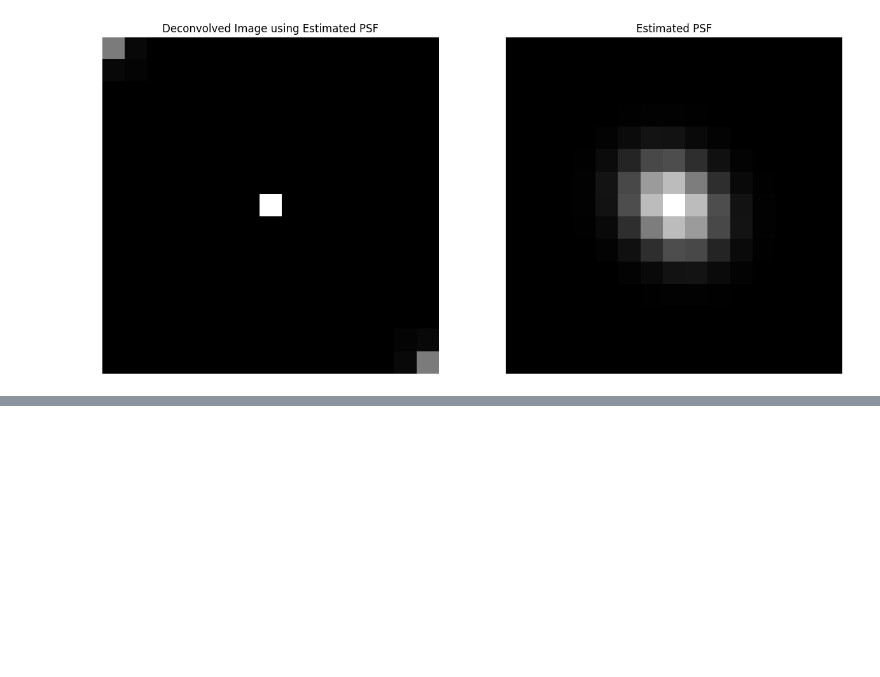
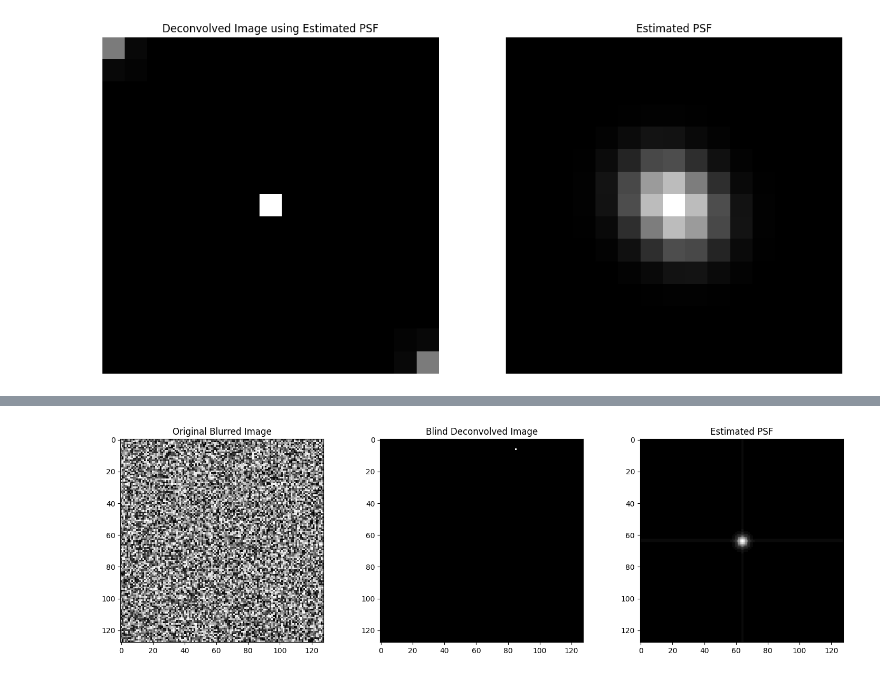
Before and after one commit to sri-chandrasekaran/final_project_ee123, a Jupyter notebook: processing.ipynb, the cells around one changed output, grey strips where cells are left out. Cells and saved outputs as stored; diff of their text form; code cells hidden in the pictures; blank space fills up the shorter version.

Commit message:
modified richardson_lucy with psf bank stuff

```diff
--- a/processing.ipynb
+++ b/processing.ipynb
@@ -229,0 +232,90 @@ arr[1].axis('off')
+# %%
+def initialize_psf_bank(shape):
+    psf_bank = []
+    # gaussian PSF
+    for sigma in [1.5, 2.0, 2.5]:
+        psf = np.zeros(shape)
+        center = (shape[0] // 2, shape[1] // 2)
+        y, x = np.ogrid[:shape[0], :shape[1]]
+        mask = np.exp(-((x - center[1]) ** 2 + (y - center[0]) ** 2) / (2 * sigma ** 2))
+        mask /= mask.sum()
+        psf_bank.append(mask)
+
+    # motion blur
+    for angle in [0, 45, 90]:
+        psf = np.zeros(shape)
+        center = shape[0] // 2
+        psf[center, :] = 1
+        psf = np.rot90(psf, angle // 45)
+        psf /= psf.sum()
+        psf_bank.append(psf)
+
+    # defocus Blur
+    for radius in [3, 5, 7]:
+        psf = np.zeros(shape)
+        center = (shape[0] // 2, shape[1] // 2)
+        y, x = np.ogrid[:shape[0], :shape[1]]
+        mask = (x - center[1]) ** 2 + (y - center[0]) ** 2 <= radius ** 2
+        psf[mask] = 1
+        psf /= psf.sum()
+        psf_bank.append(psf)
+
+    return psf_bank
+
+def total_variation(image):
+    pixel_dif1 = image[1:, :] - image[:-1, :]
+    pixel_dif2 = image[:, 1:] - image[:, :-1]
+    return np.sum(np.abs(pixel_dif1)) + np.sum(np.abs(pixel_dif2))
+
+def richardson_lucy_weighted_blind(image, psf_bank, weights, delta=0.1, lmda=0.01, num_iter=50):
+    img_est = np.full_like(image, 0.5)
+
+    for _ in range(num_iter):
+        psf_est = sum(w * psf for w, psf in zip(weights, psf_bank))
+
+        # update images
+        conv = convolve2d(img_est, psf_est, mode='same', boundary='wrap')
+        relative_blur = image / (conv + 1e-8)
+        img_update = convolve2d(relative_blur, np.flip(psf_est), mode='same', boundary='wrap')
+
+        # regularize
+        tv_gradient = total_variation(img_est)
+        img_est *= img_update
+        img_est -= delta * lmda * tv_gradient
+        img_est = np.clip(img_est, 0, None)
+
+        # update weights
+        for i in range(len(weights)):
+            gradient = np.sum(relative_blur * psf_bank[i])
+            weights[i] += delta * gradient
+            weights[i] = max(0, min(1, weights[i]))
+
+        weights = [w / sum(weights) for w in weights]
+
+    return img_est, psf_est, weights
+
+if __name__ == '__main__':
+    image = np.random.rand(128, 128)
+    psf_bank = initialize_psf_bank(image.shape)
+    weights = [1 / len(psf_bank)] * len(psf_bank)
+
+    # rl on the bank and weights
+    img_est_result, psf_est_result, final_weights = richardson_lucy_weighted_blind(image, psf_bank, weights)
+
+    fig, arr = plt.subplots(1, 3, figsize=(18, 5))
+    arr[0].imshow(image, cmap='gray')
+    arr[0].set_title('Original Blurred Image')
+
+    arr[1].imshow(img_est_result, cmap='gray')
+    arr[1].set_title('Blind Deconvolved Image')
+
+    arr[2].imshow(psf_est_result, cmap='gray')
+    arr[2].set_title('Estimated PSF')
+
+    plt.show()
+
+    print("Final Weights for each PSF:")
+    for i, w in enumerate(final_weights):
+        print(f"PSF {i + 1}: {w:.4f}")
+# %% [output]
+[figure, added]
```
Also changed, not shown: parts of 3 cells of this notebook.
